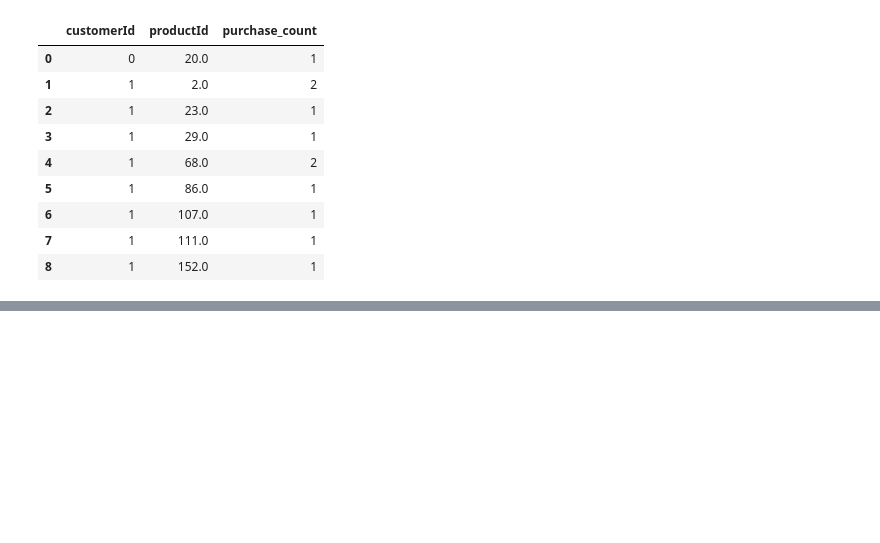
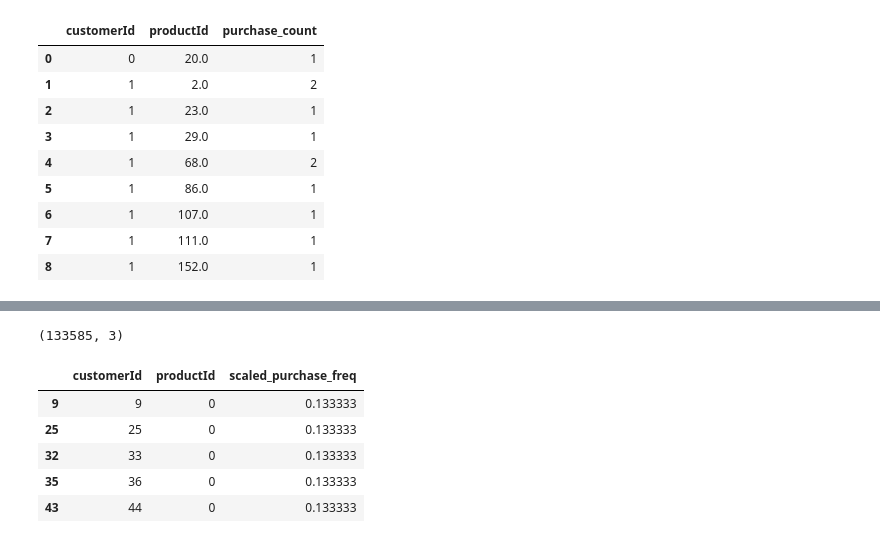
Before and after one commit to AtomGen-2/recommendor, a Jupyter notebook: RecommendorV1.ipynb, the cells around one changed output, grey strips where cells are left out. Drawn from its saved outputs; the diff is of its cells as text; code cells hidden in the pictures; blank space fills up the shorter version.

```diff
--- a/RecommendorV1.ipynb
+++ b/RecommendorV1.ipynb
@@ -119,0 +145,20 @@ data['productId'] = data['productId'].astype(np.int64)
+# %%
+df_matrix = pd.pivot_table(data, values='purchase_count', index='customerId', columns='productId')
+# %%
+df_matrix_norm = (df_matrix-df_matrix.min())/(df_matrix.max()-df_matrix.min())
+# %%
+# create a table for input to the modeling
+
+d = df_matrix_norm.reset_index()
+d.index.names = ['scaled_purchase_freq']
+data_norm = pd.melt(d, id_vars=['customerId'], value_name='scaled_purchase_freq').dropna()
+print(data_norm.shape)
+data_norm.head()
+# %% [output]
+(133585, 3)
+|  | customerId | productId | scaled_purchase_freq |
+| 9 | 9 | 0 | 0.133333 |
+| 25 | 25 | 0 | 0.133333 |
+| 32 | 33 | 0 | 0.133333 |
+| 35 | 36 | 0 | 0.133333 |
+| 43 | 44 | 0 | 0.133333 |
```
Also changed, not shown: parts of 5 cells of this notebook.
